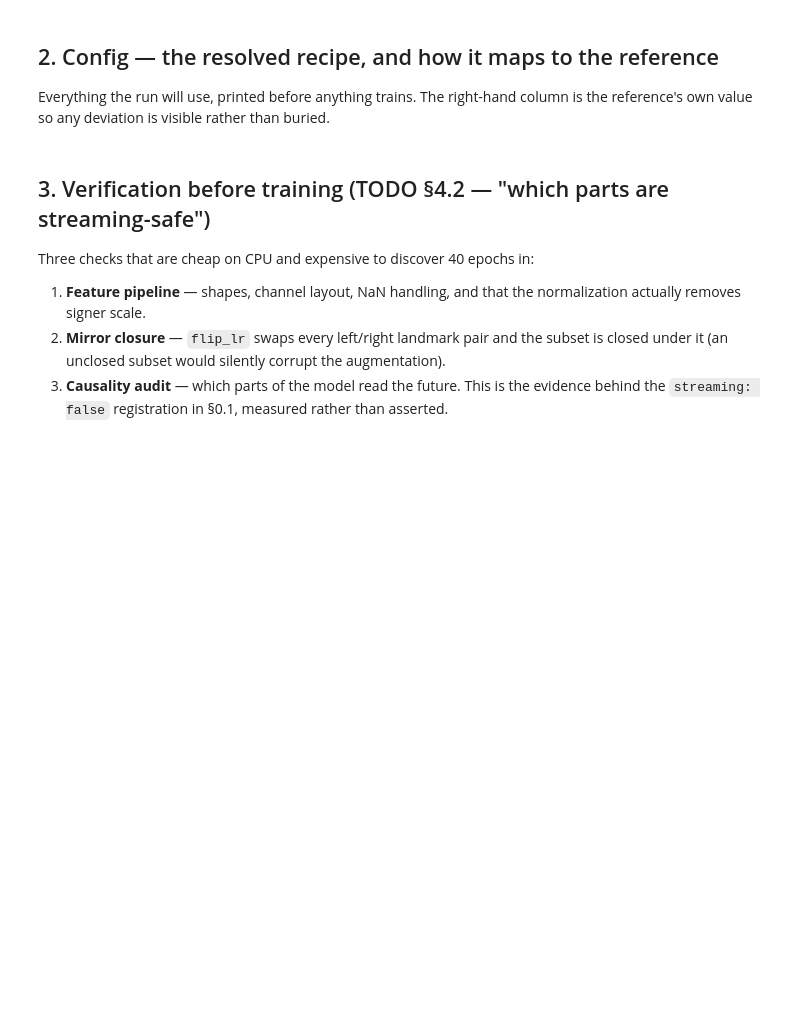
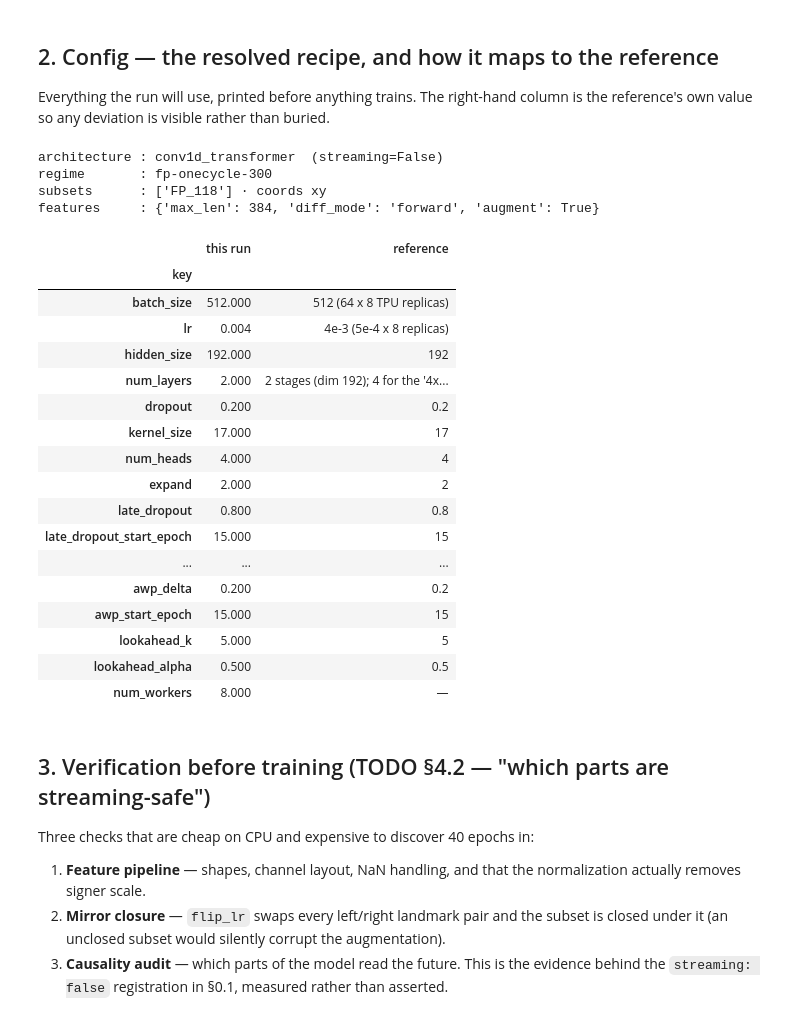
Before and after one commit to onecod3r/thesis, a Jupyter notebook: src/gislr.1.models.firstplace.ipynb, the cells around one changed output. Cells and saved outputs as stored; diff of their text form; code cells hidden in the pictures; blank space fills up the shorter version.

```diff
--- a/src/gislr.1.models.firstplace.ipynb
+++ b/src/gislr.1.models.firstplace.ipynb
@@ -223,33 +260,62 @@ REFERENCE = {  # hoyso48's CFG / get_model defaults, for side-by-side comparison
     "num_heads": 4,
     "expand": 2,
     "late_dropout": 0.8,
     "late_dropout_start_epoch": 15,
     "weight_decay": "0.1 (decoupled, lr-scaled)",
     "epochs": "300 (400 in the final solution)",
     "warmup_epochs": 0,
     "lr_min_ratio": "lr_min 1e-6",
     "grad_clip": "None (clipvalue=1 commented out)",
     "label_smoothing": 0.1,
     "awp_delta": 0.2,
     "awp_start_epoch": 15,
     "lookahead_k": 5,
     "lookahead_alpha": 0.5,
+    # deliberate deviations — the reference runs a fixed-length cosine with no
+    # stopping conditions at all (see §0.4 for why ours has them)
+    "es_patience": "none (fixed 300-400 epochs)",
+    "es_min_delta": "none",
+    "collapse_ratio": "none",
+    "collapse_patience": "none",
 }
 
 rows = [{"key": k, "this run": v, "reference": REFERENCE.get(k, "—")}
         for k, v in HYP.items()]
 print(f"architecture : {CFG['architecture']}  (streaming={ARCHS[CFG['architecture']].streaming})")
 print(f"regime       : {CFG['regime']}")
 print(f"subsets      : {CFG['subsets']} · coords {CFG['coords']}")
 print(f"features     : {CFG['features']}")
 print()
 display(pd.DataFrame(rows).set_index("key"))
 
 if HYP["batch_size"] != 512:
     print(f"\nNOTE: batch {HYP['batch_size']} vs the reference's 512, with lr scaled to "
           f"{HYP['lr']:g}. Keep the lr/batch ratio if you change either.")
 if CFG["features"]["diff_mode"] != "forward":
     print("\nNOTE: diff_mode is CAUSAL — this is no longer the reference configuration.")
+# %% [output]
+architecture : conv1d_transformer  (streaming=False)
+regime       : fp-onecycle-300
+subsets      : ['FP_118'] · coords xy
+features     : {'max_len': 384, 'diff_mode': 'forward', 'augment': True}
+|  | this run | reference |
+| key |  |  |
+| batch_size | 512.000 | 512 (64 x 8 TPU replicas) |
+| lr | 0.004 | 4e-3 (5e-4 x 8 replicas) |
+| hidden_size | 192.000 | 192 |
+| num_layers | 2.000 | 2 stages (dim 192); 4 for the '4x... |
+| dropout | 0.200 | 0.2 |
+| kernel_size | 17.000 | 17 |
+| num_heads | 4.000 | 4 |
+| expand | 2.000 | 2 |
+| late_dropout | 0.800 | 0.8 |
+| late_dropout_start_epoch | 15.000 | 15 |
+| ... | ... | ... |
+| awp_delta | 0.200 | 0.2 |
+| awp_start_epoch | 15.000 | 15 |
+| lookahead_k | 5.000 | 5 |
+| lookahead_alpha | 0.500 | 0.5 |
+| num_workers | 8.000 | — |
 # %% [markdown]
 ## 3. Verification before training (TODO §4.2 — "which parts are streaming-safe")
 
```
Also changed, not shown: parts of 15 cells of this notebook, 16 other files.
